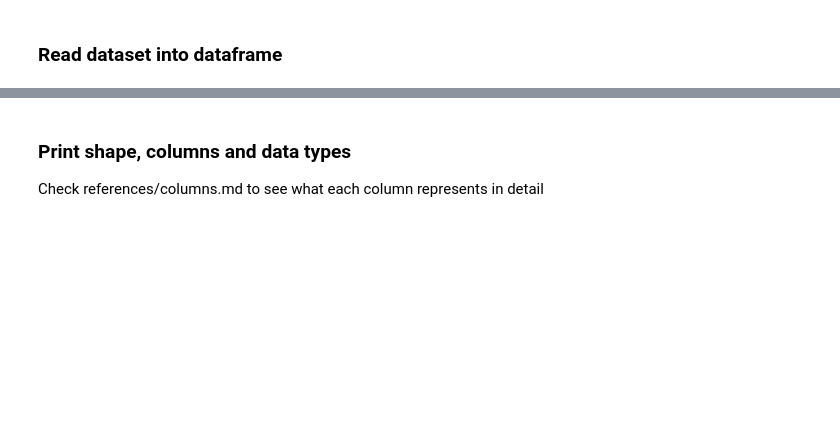
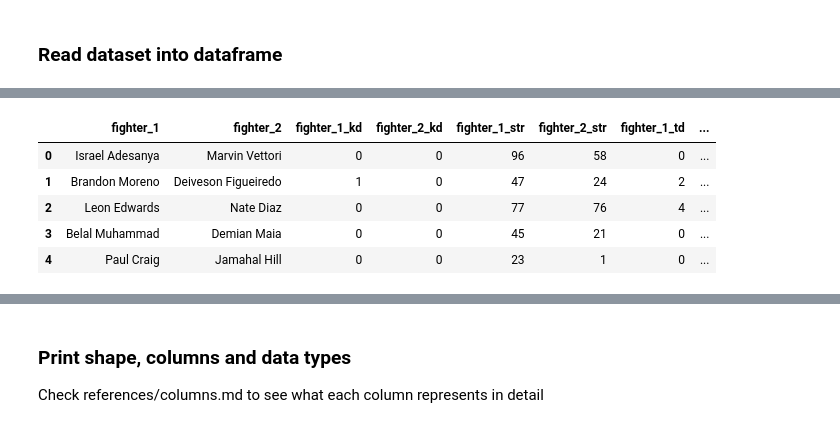
Before and after one commit to cvillafraz/ufc_events_eda, a Jupyter notebook: notebooks/1-cvillafraz-data-processing.ipynb, the cells around one changed output, grey strips where cells are left out. Cells and saved outputs as stored; diff of their text form; code cells hidden in the pictures; blank space fills up the shorter version.

```diff
--- a/notebooks/1-cvillafraz-data-processing.ipynb
+++ b/notebooks/1-cvillafraz-data-processing.ipynb
@@ -32,0 +20,10 @@ df.head()
+# %%
+df = parse_json(path.data_raw_dir('ufc_events.json'))
+df.head()
+# %% [output]
+|  | fighter_1 | fighter_2 | fighter_1_kd | fighter_2_kd | fighter_1_str | fighter_2_str | fighter_1_td | ... |
+| 0 | Israel Adesanya | Marvin Vettori | 0 | 0 | 96 | 58 | 0 | ... |
+| 1 | Brandon Moreno | Deiveson Figueiredo | 1 | 0 | 47 | 24 | 2 | ... |
+| 2 | Leon Edwards | Nate Diaz | 0 | 0 | 77 | 76 | 4 | ... |
+| 3 | Belal Muhammad | Demian Maia | 0 | 0 | 45 | 21 | 0 | ... |
+| 4 | Paul Craig | Jamahal Hill | 0 | 0 | 23 | 1 | 0 | ... |
```
Also changed, not shown: parts of 16 cells of this notebook, 2 other files.
